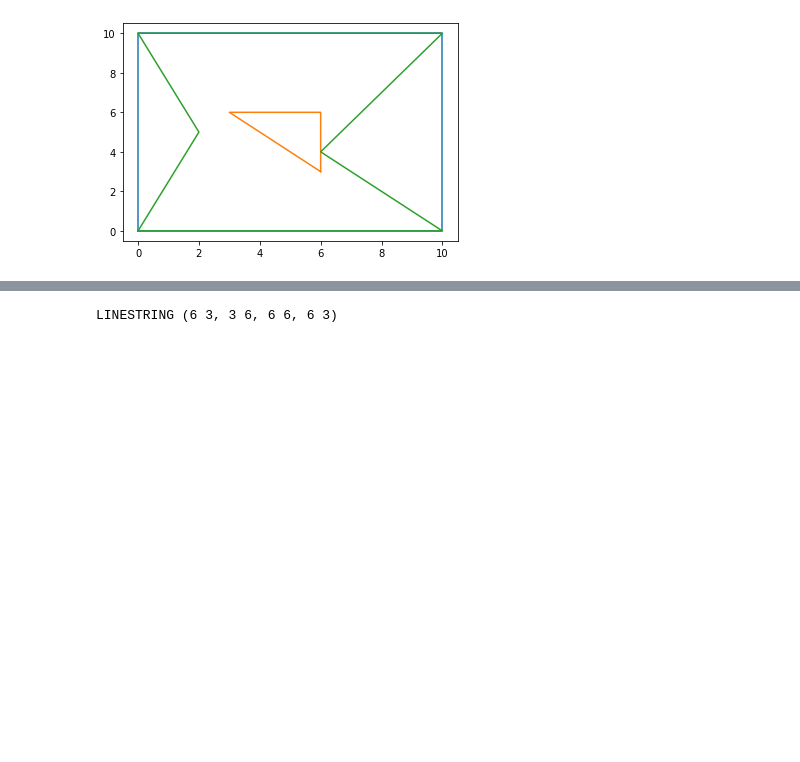
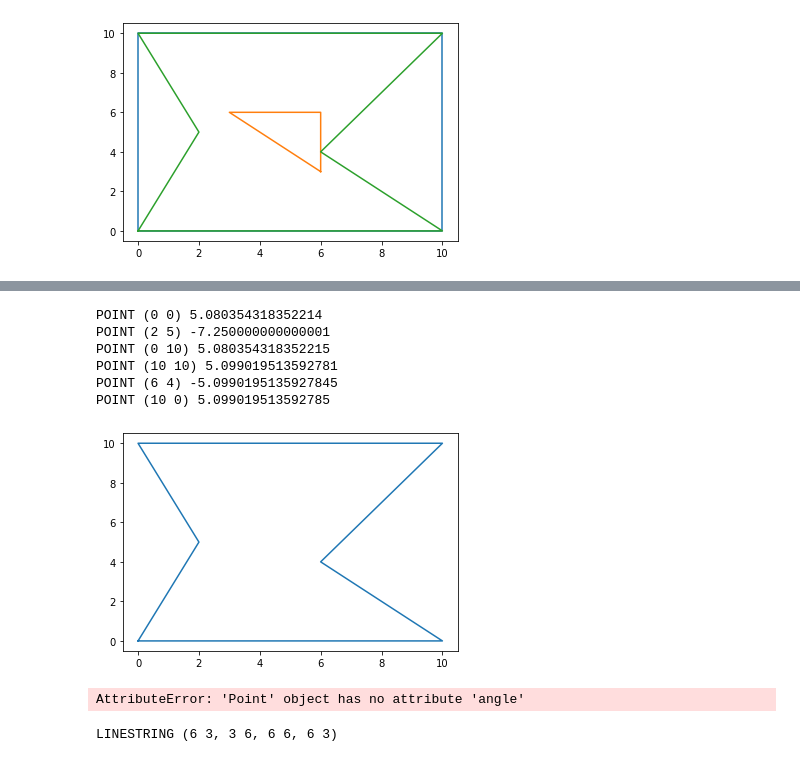
Before and after one commit to ejbosia/Fermat-Spirals, a Jupyter notebook: Shapley Tests.ipynb, the cells around one changed output, grey strips where cells are left out. Saved outputs shown, nothing was run; the diff lists cells and outputs as text; code cells hidden in the pictures; blank space fills up the shorter version.

```diff
--- a/Shapley Tests.ipynb
+++ b/Shapley Tests.ipynb
@@ -64,3 +130,34 @@ plot_ring(lr3)
+# %%
+
+points = lr3.coords[:-1]
+
+curvatures = []
+
+for i in range(0, len(points)):
+
+    p0 = Point(points[i-1])
+    p1 = Point(points[i])
+    p2 = Point(points[i+1 if i+1 < len(points) else 0])
+
+    curvatures.append(curvature(p0,p1,p2))
+
+    print(p1,curvatures[i])
+
+plot_ring(lr3)
+# %% [output]
+POINT (0 0) 5.080354318352214
+POINT (2 5) -7.250000000000001
+POINT (0 10) 5.080354318352215
+POINT (10 10) 5.099019513592781
+POINT (6 4) -5.0990195135927845
+POINT (10 0) 5.099019513592785
+[figure, added]
+# %%
+p0 = Point((0,0))
+p1 = Point((1,1))
+p0.angle(p1)
+# %% [output]
+AttributeError: 'Point' object has no attribute 'angle'
 # %%
 ls = LineString(list(lr2.coords)[0:])
 print(ls)
```
Also changed, not shown: parts of 2 cells of this notebook, 2 other files.
